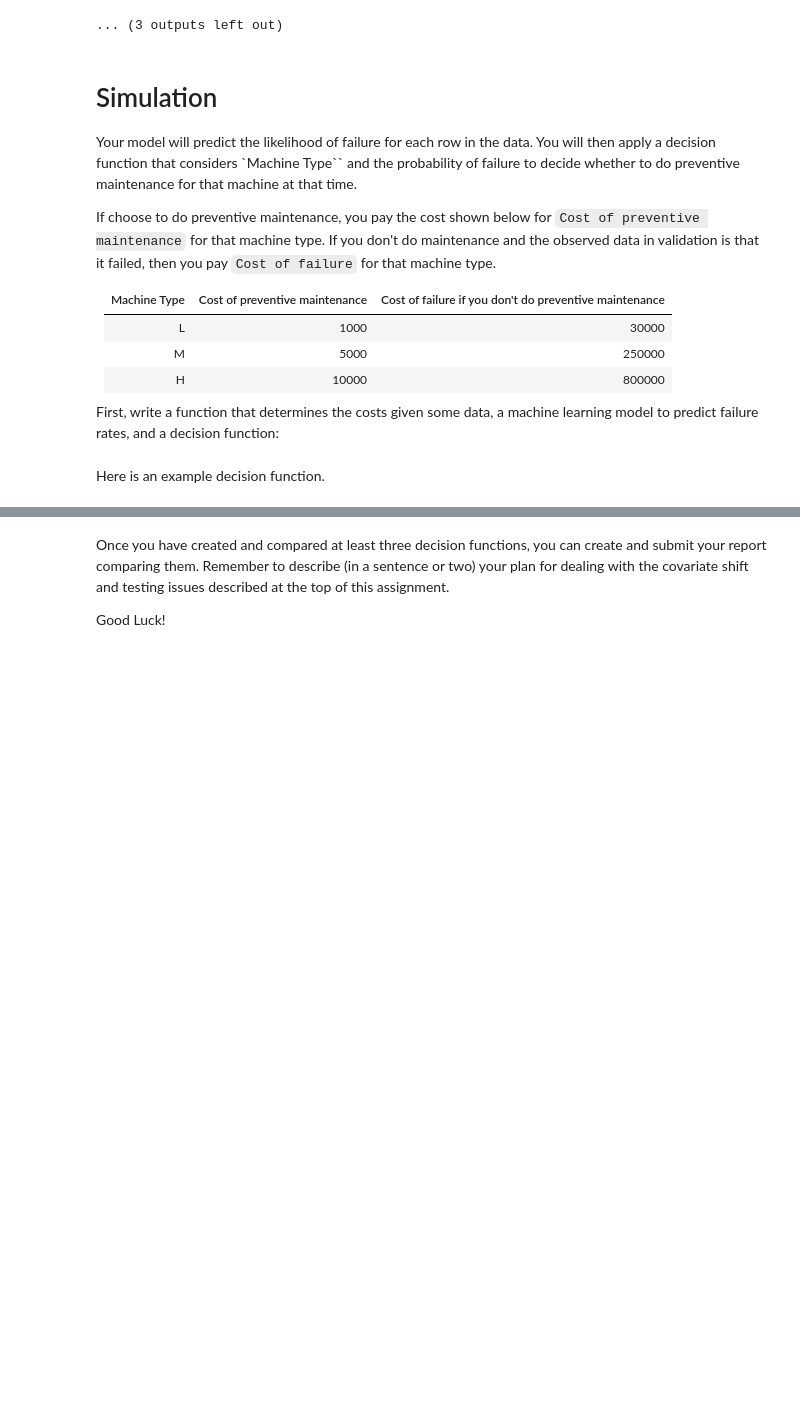
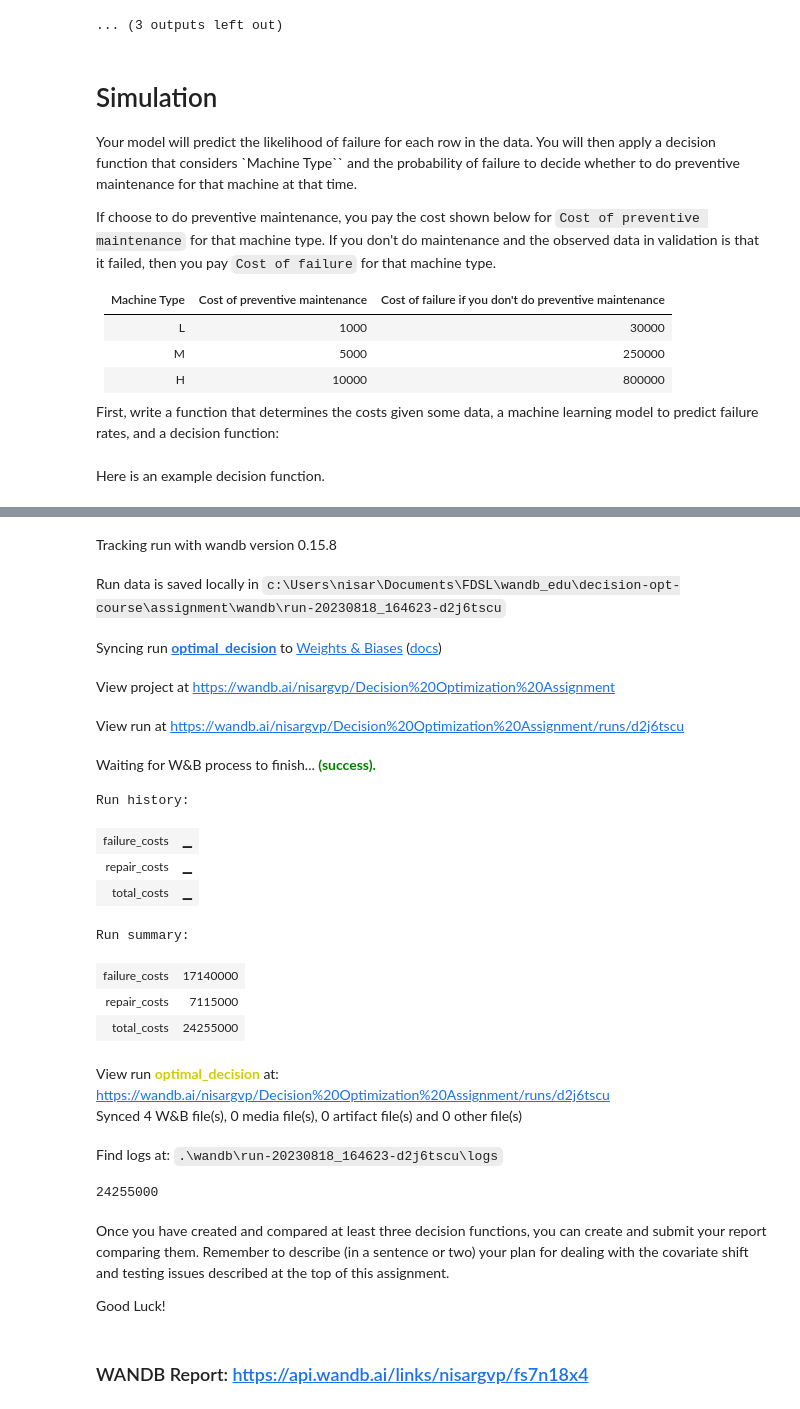
Before and after one commit to nisargvp/wandb_edu, a Jupyter notebook: decision-opt-course/assignment/start_here.ipynb, the cells around one changed output, grey strips where cells are left out. Drawn from its saved outputs; the diff is of its cells as text; code cells hidden in the pictures; blank space fills up the shorter version.

```diff
--- a/decision-opt-course/assignment/start_here.ipynb
+++ b/decision-opt-course/assignment/start_here.ipynb
@@ -399,4 +334,66 @@ Find logs at: .\wandb\run-20230818_143427-opms2b0c\logs
+# %%
+def optimize_threshold(data, model, machine_types=['L', 'M', 'H'], thresholds=None):
+    if thresholds is None:
+        thresholds = np.linspace(0.001, 0.1, 100) # adjust the range and step size as needed
+
+    optimal_thresholds = {}
+    for machine_type in machine_types:
+        min_cost = float('inf')
+        best_threshold = None
+        for threshold in thresholds:
+            decision = third_decision_function(data, model, threshold)
+            cost = cost_calculator(data, model, decision, log=False)
+            if cost < min_cost:
+                min_cost = cost
+                best_threshold = threshold
+
+        optimal_thresholds[machine_type] = best_threshold
+
+    return optimal_thresholds
+
+optimal_thresholds = optimize_threshold(test, modeling_pipeline)
+# %%
+def optimal_decision_function(data, model, optimal_thresholds):
+    machine_types = ['L', 'M', 'H']
+    repair_decisions = []
+    original_indices = []
+
+    for machine_type in machine_types:
+        data_by_type = data[data.Type == machine_type]
+        probability_of_failure = model.predict_proba(data_by_type[predictive_features])[:, 1]
+        repair_decision = probability_of_failure > optimal_thresholds[machine_type]
+        repair_decisions.extend(repair_decision)
+        original_indices.extend(data_by_type.index)
+
+    repair_decision_df = pd.DataFrame({'index': original_indices, 'repair_decision': repair_decisions})
+    repair_decision_df = repair_decision_df.sort_values(by='index')
+
+    return np.array(repair_decision_df['repair_decision'])
+
+optimal_decision = optimal_decision_function(test, modeling_pipeline, optimal_thresholds)
+cost_calculator(test, modeling_pipeline, optimal_decision, log=True, decision_name='optimal_decision')
+# %% [output]
+Tracking run with wandb version 0.15.8
+Run data is saved locally in c:\Users\nisar\Documents\FDSL\wandb_edu\decision-opt-course\assignment\wandb\run-20230818_164623-d2j6tscu
+Syncing run optimal_decision to Weights & Biases (docs)
+View project at https://wandb.ai/nisargvp/Decision%20Optimization%20Assignment
+View run at https://wandb.ai/nisargvp/Decision%20Optimization%20Assignment/runs/d2j6tscu
+Waiting for W&B process to finish... (success).
+Run history:
+| failure_costs | ▁ |
+| repair_costs | ▁ |
+| total_costs | ▁ |
+Run summary:
+| failure_costs | 17140000 |
+| repair_costs | 7115000 |
+| total_costs | 24255000 |
+View run optimal_decision at: https://wandb.ai/nisargvp/Decision%20Optimization%20Assignment/runs/d2j6tscu
+Synced 4 W&B file(s), 0 media file(s), 0 artifact file(s) and 0 other file(s)
+Find logs at: .\wandb\run-20230818_164623-d2j6tscu\logs
+24255000
 # %% [markdown]
 Once you have created and compared at least three decision functions, you can create and submit your report comparing them. Remember to describe (in a sentence or two) your plan for dealing with the covariate shift and testing issues described at the top of this assignment.
 
 Good Luck!
+# %% [markdown]
+### WANDB Report: https://api.wandb.ai/links/nisargvp/fs7n18x4
```
Also changed, not shown: parts of 6 cells of this notebook, 2 other files.
